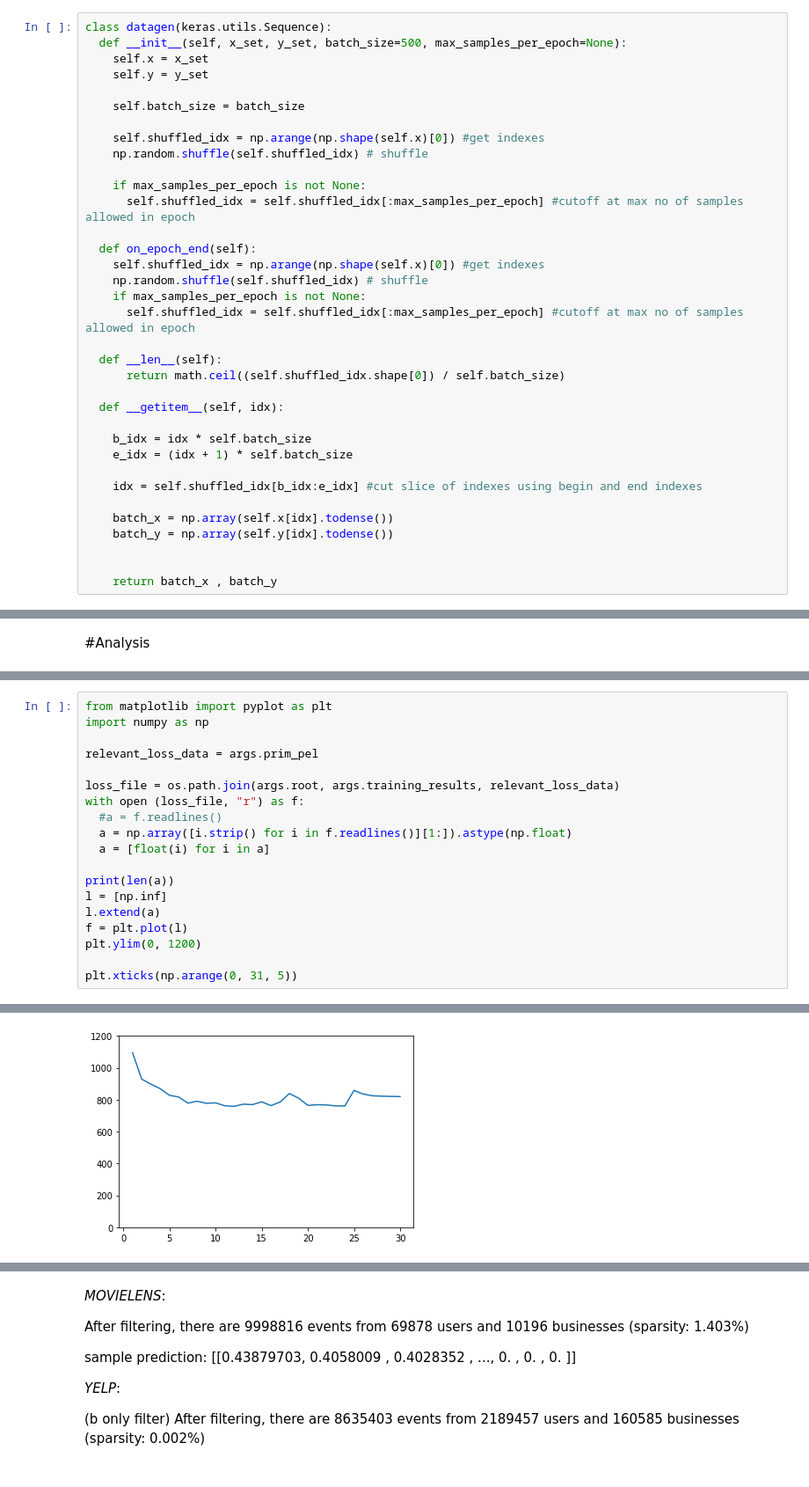
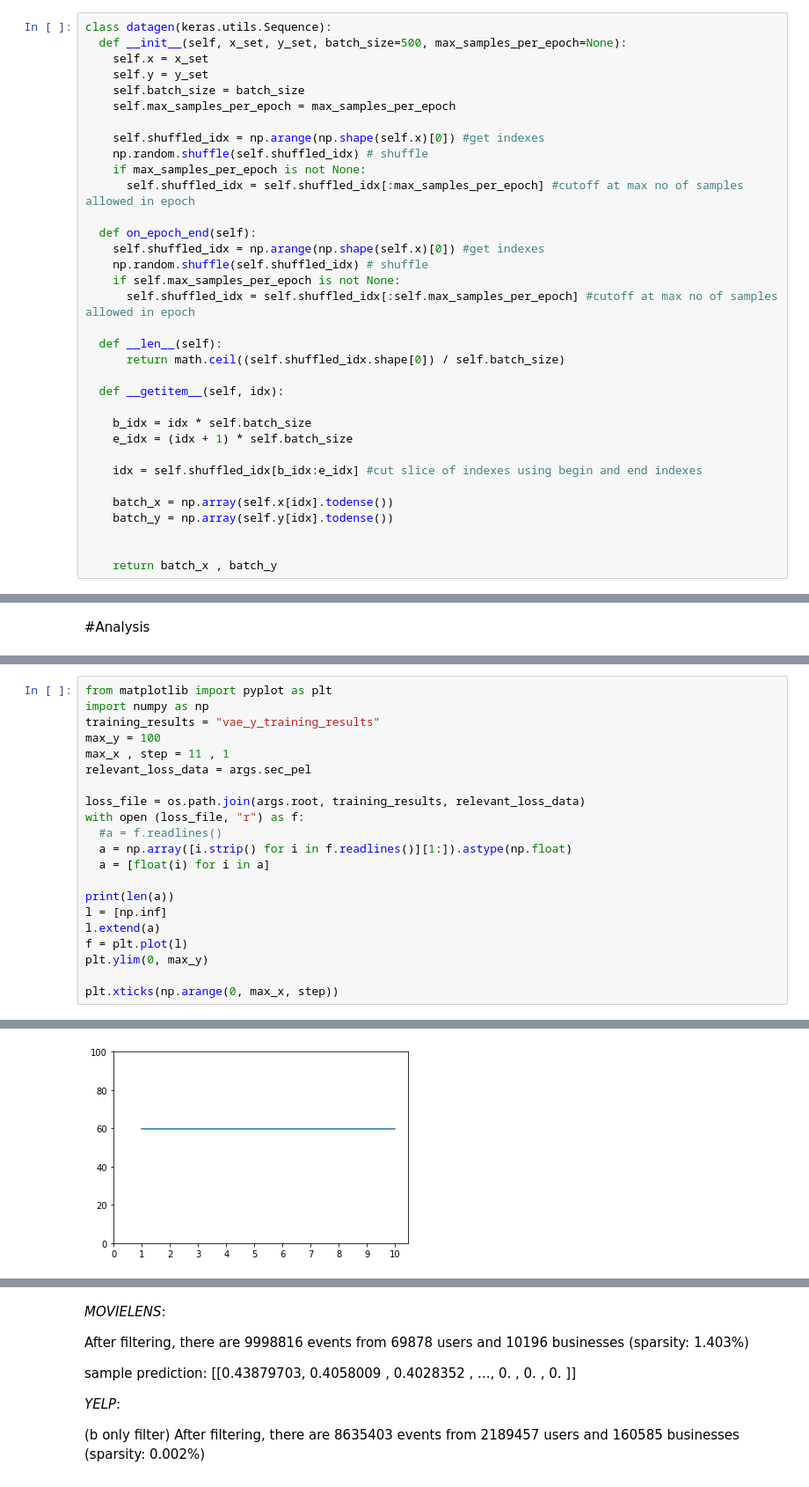
Before and after one commit to ShaelinN/VAE_RECOMMENDER_IMPLICIT_FEEDBACK, a Jupyter notebook: VAE.ipynb, the cells around one changed output, grey strips where cells are left out. Shown: that part at 88% size. Saved outputs shown, nothing was run; the diff lists cells and outputs as text.

```diff
--- a/VAE.ipynb
+++ b/VAE.ipynb
@@ -228,20 +231,19 @@ class datagen(keras.utils.Sequence):
   def __init__(self, x_set, y_set, batch_size=500, max_samples_per_epoch=None):
     self.x = x_set
     self.y = y_set
-
     self.batch_size = batch_size
+    self.max_samples_per_epoch = max_samples_per_epoch
 
     self.shuffled_idx = np.arange(np.shape(self.x)[0]) #get indexes
     np.random.shuffle(self.shuffled_idx) # shuffle
-
     if max_samples_per_epoch is not None:
       self.shuffled_idx = self.shuffled_idx[:max_samples_per_epoch] #cutoff at max no of samples allowed in epoch
 
   def on_epoch_end(self):
     self.shuffled_idx = np.arange(np.shape(self.x)[0]) #get indexes
     np.random.shuffle(self.shuffled_idx) # shuffle
-    if max_samples_per_epoch is not None:
-      self.shuffled_idx = self.shuffled_idx[:max_samples_per_epoch] #cutoff at max no of samples allowed in epoch
+    if self.max_samples_per_epoch is not None:
+      self.shuffled_idx = self.shuffled_idx[:self.max_samples_per_epoch] #cutoff at max no of samples allowed in epoch
 
   def __len__(self):
       return math.ceil((self.shuffled_idx.shape[0]) / self.batch_size)
@@ -446,10 +458,12 @@ complete
 # %%
 from matplotlib import pyplot as plt
 import numpy as np
+training_results = "vae_y_training_results"
+max_y = 100
+max_x , step = 11 , 1
+relevant_loss_data = args.sec_pel
 
-relevant_loss_data = args.prim_pel
-
-loss_file = os.path.join(args.root, args.training_results, relevant_loss_data)
+loss_file = os.path.join(args.root, training_results, relevant_loss_data)
 with open (loss_file, "r") as f:
   #a = f.readlines()
   a = np.array([i.strip() for i in f.readlines()][1:]).astype(np.float)
@@ -459,7 +473,7 @@ print(len(a))
 l = [np.inf]
 l.extend(a)
 f = plt.plot(l)
-plt.ylim(0, 1200)
+plt.ylim(0, max_y)
 
-plt.xticks(np.arange(0, 31, 5))
+plt.xticks(np.arange(0, max_x, step))
 # %% [output]
@@ -475 +493 @@ plt.xticks(np.arange(0, 31, 5))
-[figure, old version]
+[figure, new version]
```
Also changed, not shown: parts of 24 cells of this notebook, 2 other files.
